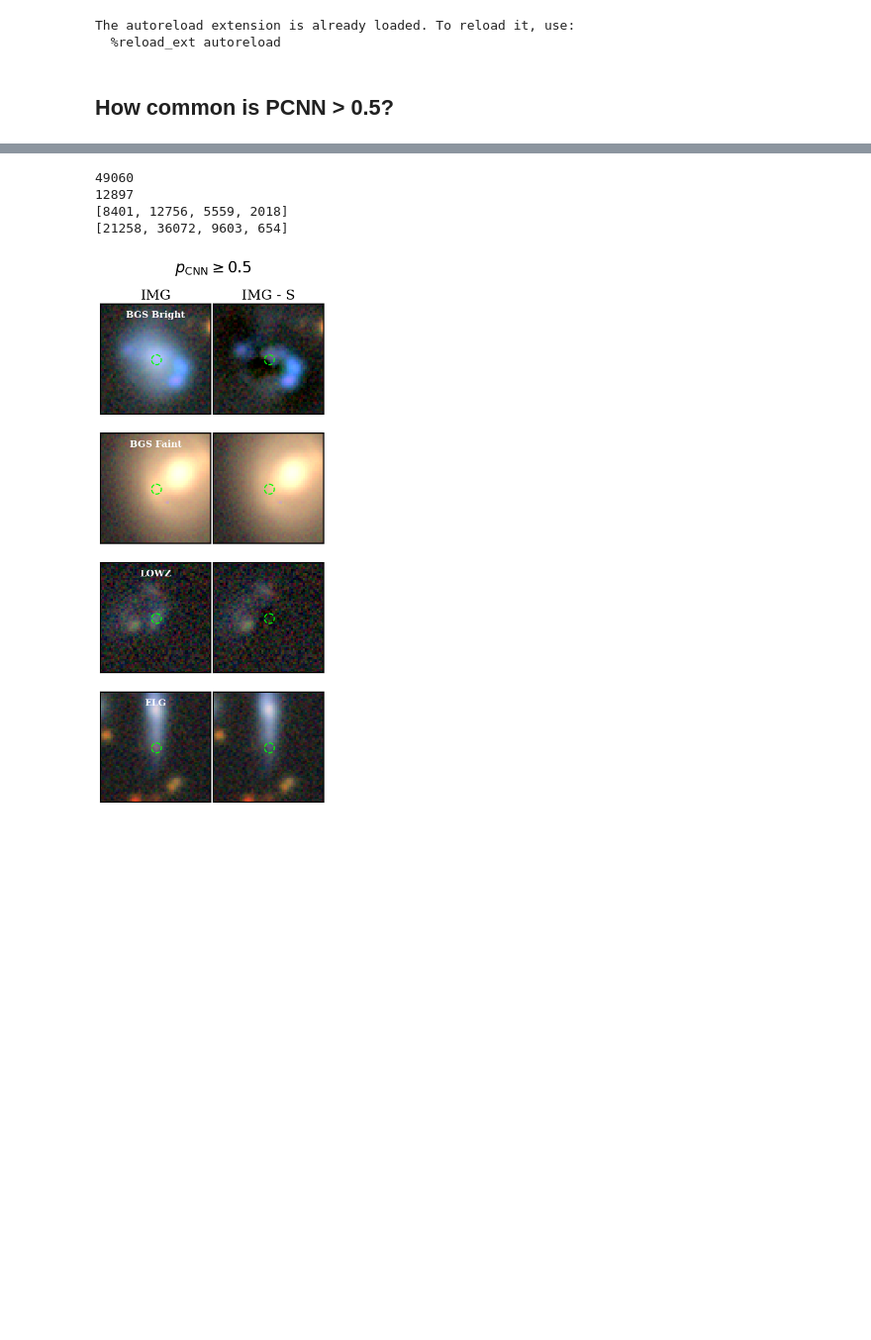
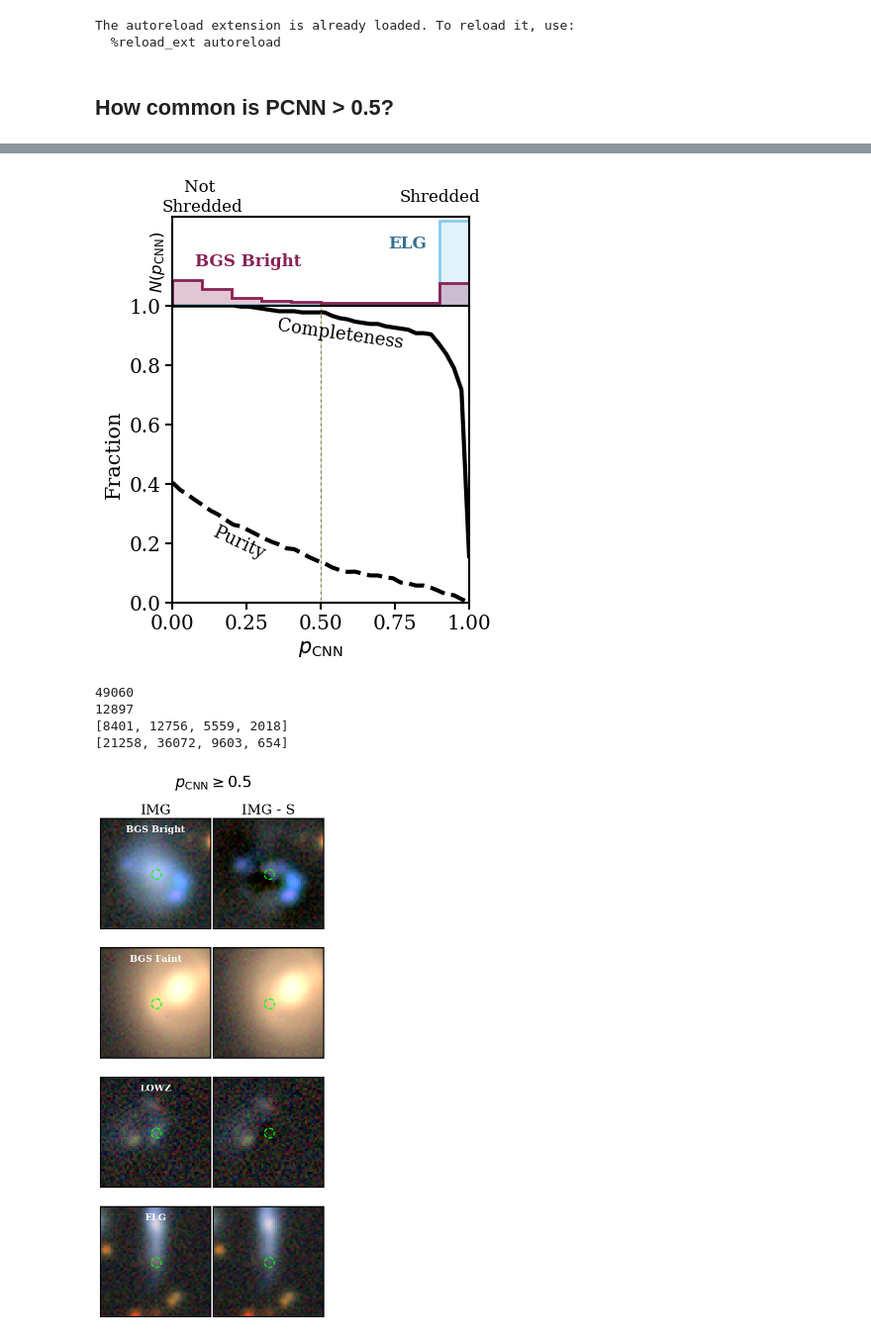
Before and after one commit to virajvman/desi_dwarfs, a Jupyter notebook: notebooks/shredding_paper/pcnn_and_validate_cog_plots.ipynb, the cells around one changed output, grey strips where cells are left out. Shown at 99% size. Saved outputs shown, nothing was run; the diff lists cells and outputs as text; code cells hidden in the pictures; blank space fills up the shorter version.

```diff
--- a/notebooks/shredding_paper/pcnn_and_validate_cog_plots.ipynb
+++ b/notebooks/shredding_paper/pcnn_and_validate_cog_plots.ipynb
@@ -139,2 +104,0 @@ plt.show()
-# %%
-bgsb_cat = Table.read("/pscratch/sd/v/virajvm/catalog_dr1_dwarfs/iron_photometry/iron_LOWZ_shreds_catalog_w_aper_mags.fits")
@@ -171,3 +105,80 @@ np.sum(shred_cat["PCNN_FRAGMENT"] < 0.5)/len(shred_cat)
+# %%
+fig,ax = make_subplots(1,1,return_fig=True)
+
+####
+main_ax = ax[0]
+
+# ---- Add inset axis above ----
+hist_ax = inset_axes(main_ax,
+                     width="100%",     # full width of main axis
+                     height="30%",     # thin strip
+                     loc="upper center",
+                     bbox_to_anchor=(0, 0.3, 1, 1),  # x, y, width, height
+                     bbox_transform=main_ax.transAxes,
+                     borderpad=0)
+
+# Plot histogram into hist_ax
+# Plot histogram
+hist_ax.hist(elg_cat["PCNN_FRAGMENT"], density=True,bins=np.arange(0,1.1,0.1), color=sample_color_map["ELG"], alpha=1,histtype="step",lw=2)
+hist_ax.hist(elg_cat["PCNN_FRAGMENT"], density=True,bins=np.arange(0,1.1,0.1), color=sample_color_map["ELG"], alpha=0.25,histtype="stepfilled")
+
+
+hist_ax.hist(bgsb_cat["PCNN_FRAGMENT"], density=True,bins=np.arange(0,1.1,0.1), color=sample_color_map["BGS_BRIGHT"], alpha=1,histtype="step",lw=2)
+hist_ax.hist(bgsb_cat["PCNN_FRAGMENT"], density=True,bins=np.arange(0,1.1,0.1), color=sample_color_map["BGS_BRIGHT"], alpha=0.25,histtype="stepfilled",lw=2)
+
+
+hist_ax.text(0.075,0.45, "BGS Bright", color=sample_color_map["BGS_BRIGHT"] ,  transform=hist_ax.transAxes,fontsize = 12,weight="bold" )
+hist_ax.text(0.725,0.65, "ELG", color=related_contrast_color(sample_color_map["ELG"], lighten=False, factor=0.4) ,
+             transform=hist_ax.transAxes,fontsize = 12,weight="bold" )
+
+hist_ax.set_ylabel(r"$N(p_{\rm CNN})$",fontsize = 12)
+
+# Clean up the inset axis
+hist_ax.set_xticks([])
+hist_ax.set_yticks([])
+hist_ax.set_xlim(0,1)
+
+# Make sure inset does not hide the main axis
+main_ax.set_zorder(10)
+hist_ax.patch.set_alpha(0)
+
+
+######
+
+color_frag = "k"
+color_good = "k"
+
+# Plot line
+ax[0].plot(thresh_grid, frag_comp,lw = 3,color = color_frag)
+ax[0].plot(thresh_grid, good_impure,lw = 3,color = color_good, ls = "--")
+
+# ax_plot.set_xlabel('X')
+# ax_plot.set_ylabel('Y')
+ax[0].set_xlim([0,1])
+ax[0].set_ylim([0,1])
+ax[0].set_xlabel(r"$p_{\rm CNN}$",fontsize = 15)
+
+
+xgrid = np.linspace(0,1,100)
+
+make_alternating_plot(ax[0],0.5+0*xgrid,xgrid,dash_len=1,color_1="yellowgreen",color_2="k",lw=1,alpha=0.5)
+
+ax[0].text(0.35,0.86,r"Completeness",fontsize = 13,color = "k",rotation=-8)
+ax[0].text(0.125,0.15,r"Purity",fontsize = 13,color = "k",rotation=-25)
+
+hist_ax.text(0.00+0.1, 1.225, "Not \nShredded", ha="center", va="center",
+             fontsize=12, transform=hist_ax.transAxes)
+
+hist_ax.text(1.00-0.1, 1.225, "Shredded", ha="center", va="center",
+             fontsize=12, transform=hist_ax.transAxes)
+
+ax[0].set_ylabel(r"Fraction",fontsize = 15)
+
+plt.savefig(f"{plot_save_dir}/plots/pcnn_threshold.pdf",bbox_inches="tight")
+
+plt.show()
+# %% [output]
+[figure, added]
 # %%
 21258, 36072
 # %%
```
Also changed, not shown: parts of 22 cells of this notebook, 12 other files.
